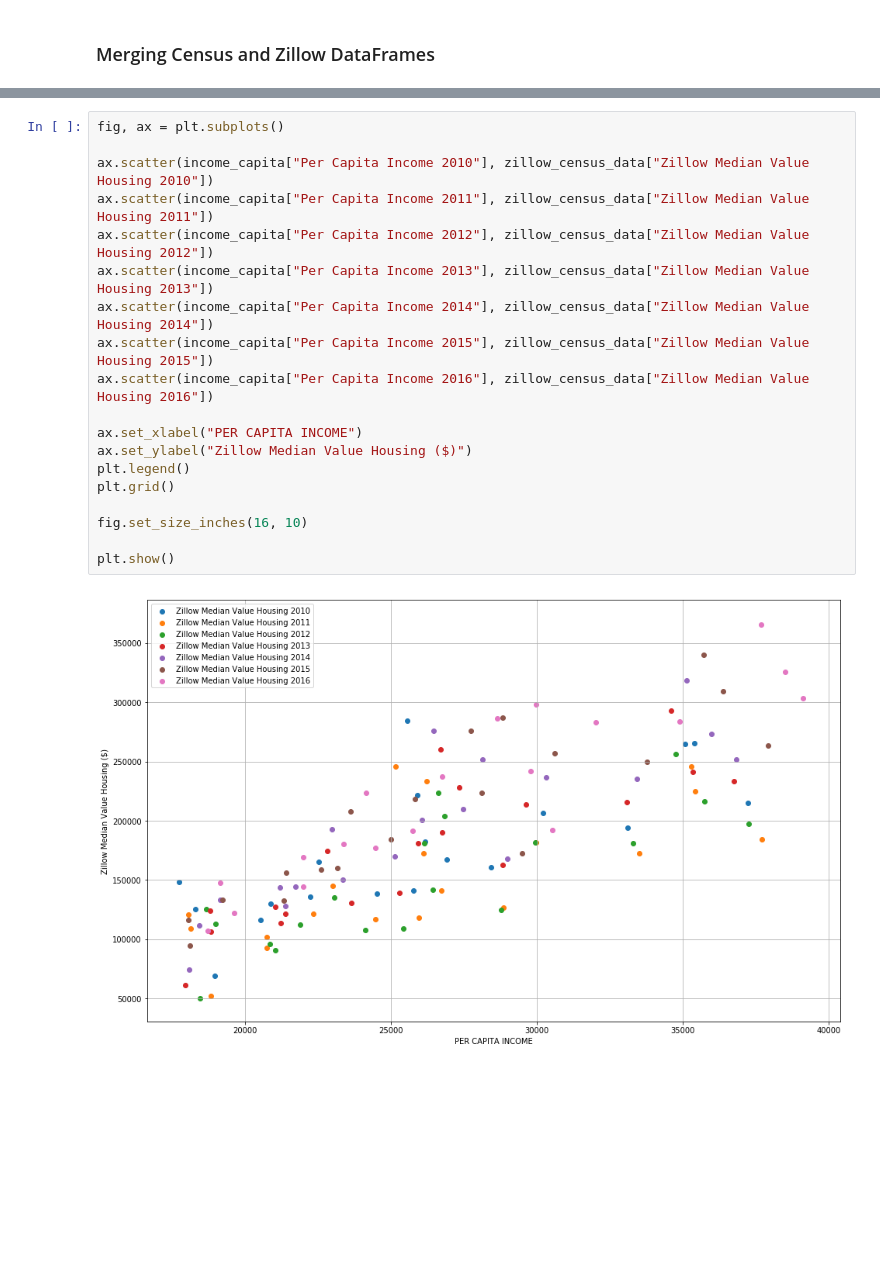
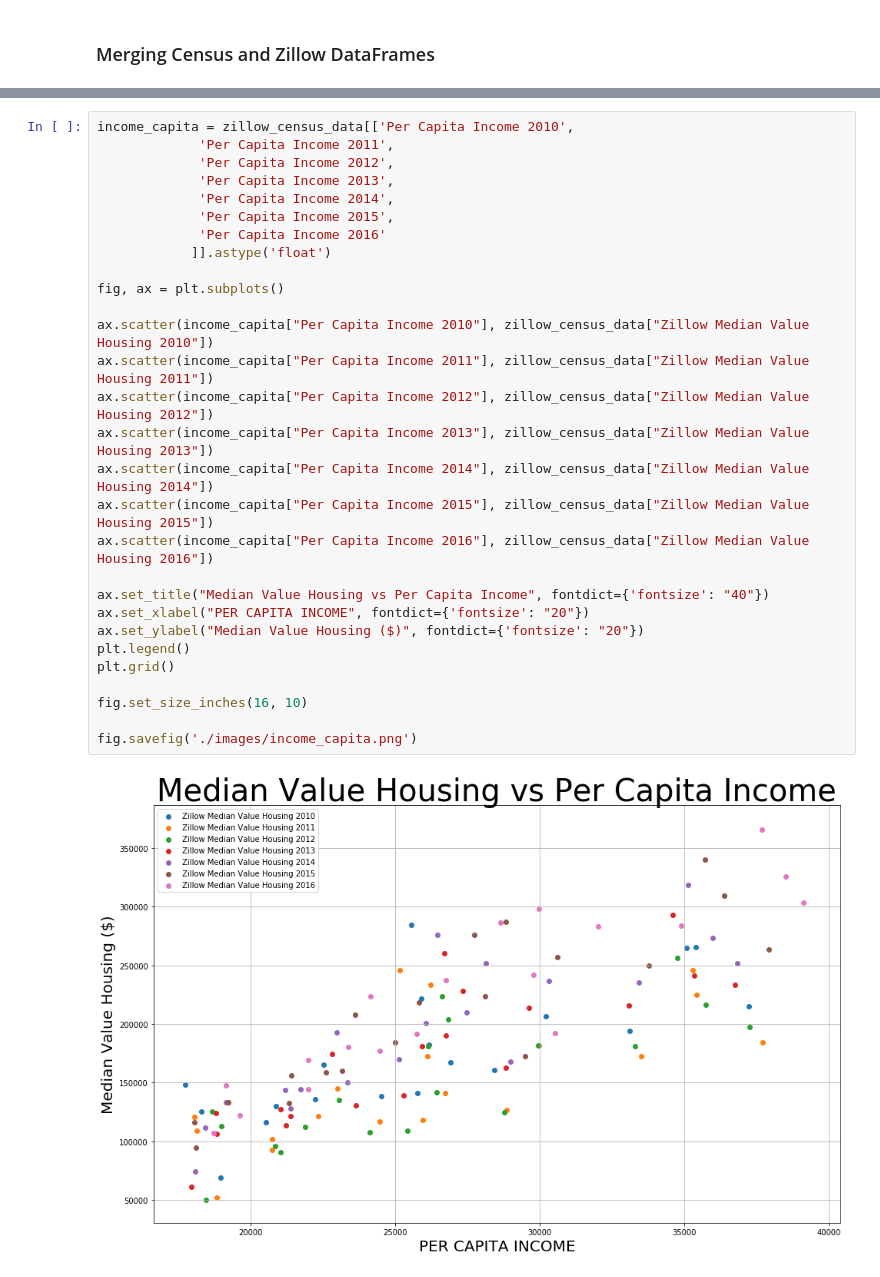
Before and after one commit to ricleongo/HousePricePredict, a Jupyter notebook: data_exploration.ipynb, the cells around one changed output, grey strips where cells are left out. Drawn from its saved outputs; the diff is of its cells as text; blank space fills up the shorter version.

```diff
--- a/data_exploration.ipynb
+++ b/data_exploration.ipynb
@@ -359,22 +403,32 @@ fig.set_size_inches(16, 5)
 # %%
+income_capita = zillow_census_data[['Per Capita Income 2010',
+             'Per Capita Income 2011',
+             'Per Capita Income 2012',
+             'Per Capita Income 2013',
+             'Per Capita Income 2014',
+             'Per Capita Income 2015',
+             'Per Capita Income 2016'
+            ]].astype('float')
+
 fig, ax = plt.subplots()
 
 ax.scatter(income_capita["Per Capita Income 2010"], zillow_census_data["Zillow Median Value Housing 2010"])
 ax.scatter(income_capita["Per Capita Income 2011"], zillow_census_data["Zillow Median Value Housing 2011"])
 ax.scatter(income_capita["Per Capita Income 2012"], zillow_census_data["Zillow Median Value Housing 2012"])
 ax.scatter(income_capita["Per Capita Income 2013"], zillow_census_data["Zillow Median Value Housing 2013"])
 ax.scatter(income_capita["Per Capita Income 2014"], zillow_census_data["Zillow Median Value Housing 2014"])
 ax.scatter(income_capita["Per Capita Income 2015"], zillow_census_data["Zillow Median Value Housing 2015"])
 ax.scatter(income_capita["Per Capita Income 2016"], zillow_census_data["Zillow Median Value Housing 2016"])
 
-ax.set_xlabel("PER CAPITA INCOME")
-ax.set_ylabel("Zillow Median Value Housing ($)")
+ax.set_title("Median Value Housing vs Per Capita Income", fontdict={'fontsize': "40"})
+ax.set_xlabel("PER CAPITA INCOME", fontdict={'fontsize': "20"})
+ax.set_ylabel("Median Value Housing ($)", fontdict={'fontsize': "20"})
 plt.legend()
 plt.grid()
 
 fig.set_size_inches(16, 10)
 
-plt.show()
+fig.savefig('./images/income_capita.png')
 # %% [output]
-[figure, old version]
+[figure, new version]
 # %% [markdown]
```
Also changed, not shown: parts of 33 cells of this notebook, 11 other files.
